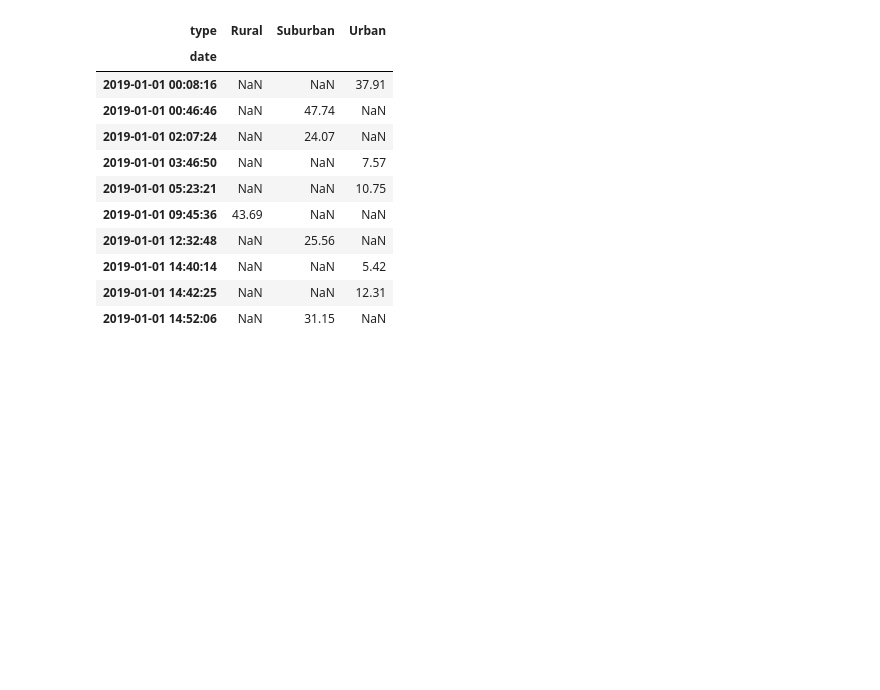
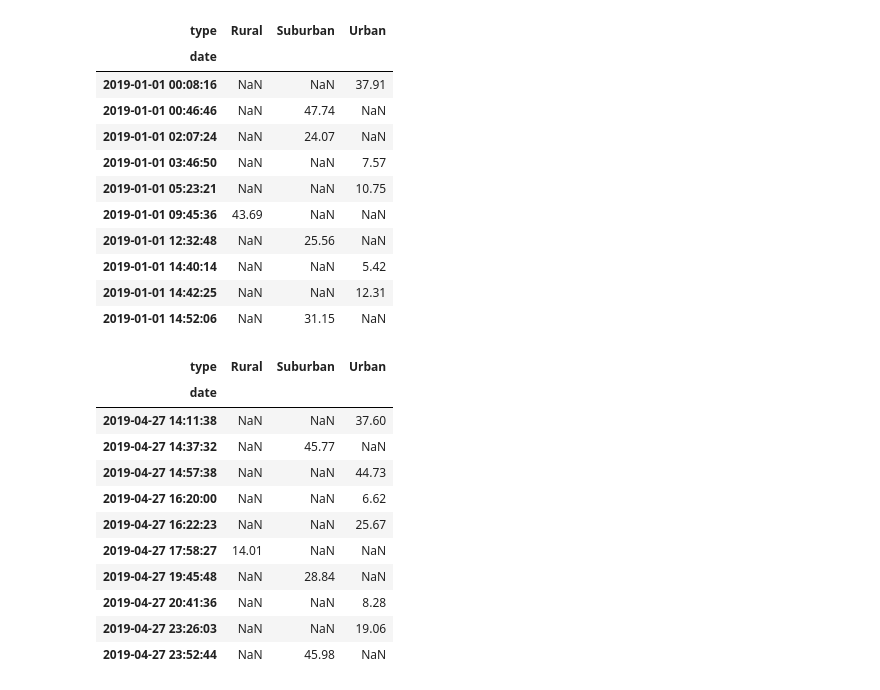
Before and after one commit to fwhite2397/PyBer_Analysis, a Jupyter notebook: PyBer_Challenge.ipynb, the cells around one changed output. Saved outputs shown, nothing was run; the diff lists cells and outputs as text; code cells hidden in the pictures; blank space fills up the shorter version.

```diff
--- a/PyBer_Challenge.ipynb
+++ b/PyBer_Challenge.ipynb
@@ -252,6 +254,21 @@ type_total_fares_by_date_pivot.head(10)
 | 2019-01-01 14:40:14 | NaN | NaN | 5.42 |
 | 2019-01-01 14:42:25 | NaN | NaN | 12.31 |
 | 2019-01-01 14:52:06 | NaN | 31.15 | NaN |
+# %%
+type_total_fares_by_date_pivot.tail(10)
+# %% [output]
+| type | Rural | Suburban | Urban |
+| date |  |  |  |
+| 2019-04-27 14:11:38 | NaN | NaN | 37.60 |
+| 2019-04-27 14:37:32 | NaN | 45.77 | NaN |
+| 2019-04-27 14:57:38 | NaN | NaN | 44.73 |
+| 2019-04-27 16:20:00 | NaN | NaN | 6.62 |
+| 2019-04-27 16:22:23 | NaN | NaN | 25.67 |
+| 2019-04-27 17:58:27 | 14.01 | NaN | NaN |
+| 2019-04-27 19:45:48 | NaN | 28.84 | NaN |
+| 2019-04-27 20:41:36 | NaN | NaN | 8.28 |
+| 2019-04-27 23:26:03 | NaN | NaN | 19.06 |
+| 2019-04-27 23:52:44 | NaN | 45.98 | NaN |
 # %%
 # 6. Set the "date" index to datetime datatype. This is necessary to use the resample() method in Step 8.
 # df.index = pd.to_datetime(df.index)
```
Also changed, not shown: parts of 5 cells of this notebook.
